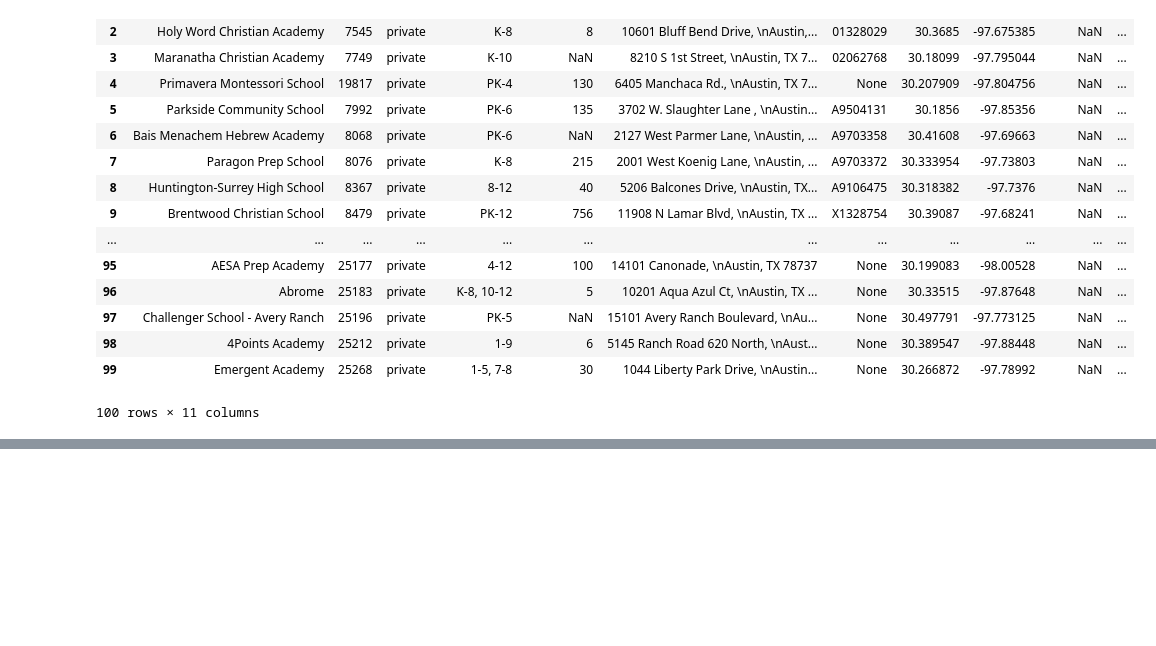
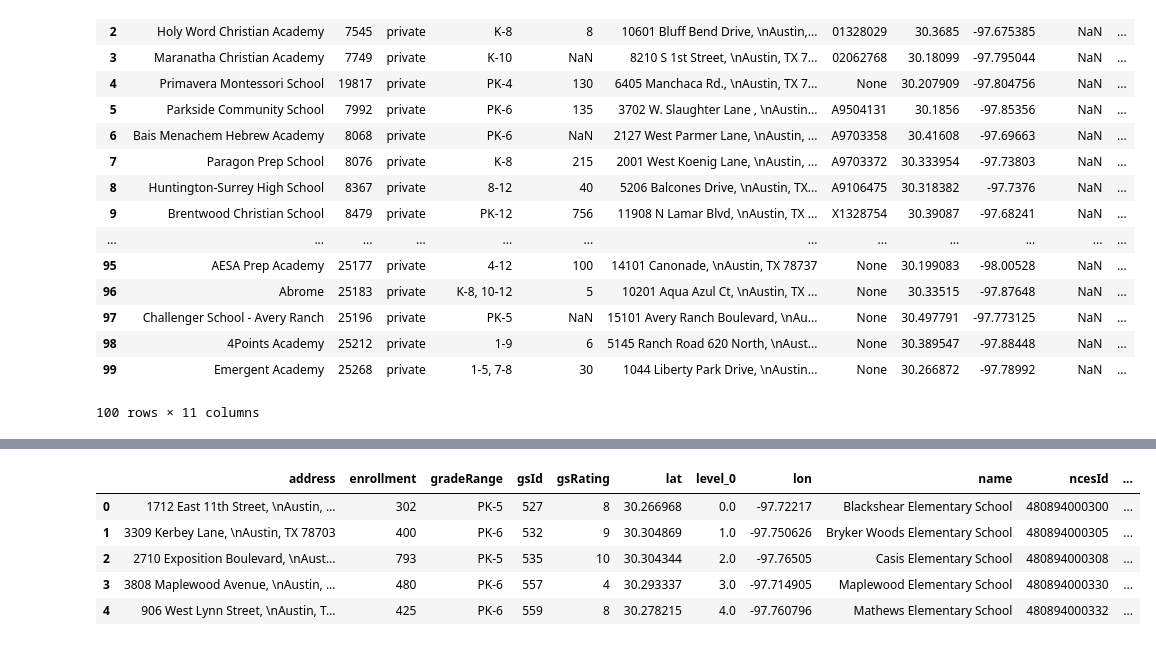
Before and after one commit to camfoy/Title-I-Enrollment-Project, a Jupyter notebook: GreatSchoolsAPI.ipynb, the cells around one changed output, grey strips where cells are left out. Drawn from its saved outputs; the diff is of its cells as text; code cells hidden in the pictures; blank space fills up the shorter version.

```diff
--- a/GreatSchoolsAPI.ipynb
+++ b/GreatSchoolsAPI.ipynb
@@ -111,6 +111,15 @@ df_charter
 df = df_public.append(df_private)
 # %%
 df = df.append(df_charter).reset_index()
+del(df["index"])
+df.head()
+# %% [output]
+|  | address | enrollment | gradeRange | gsId | gsRating | lat | level_0 | lon | name | ncesId | ... |
+| 0 | 1712 East 11th Street, \nAustin, ... | 302 | PK-5 | 527 | 8 | 30.266968 | 0.0 | -97.72217 | Blackshear Elementary School | 480894000300 | ... |
+| 1 | 3309 Kerbey Lane, \nAustin, TX 78703 | 400 | PK-6 | 532 | 9 | 30.304869 | 1.0 | -97.750626 | Bryker Woods Elementary School | 480894000305 | ... |
+| 2 | 2710 Exposition Boulevard, \nAust... | 793 | PK-5 | 535 | 10 | 30.304344 | 2.0 | -97.76505 | Casis Elementary School | 480894000308 | ... |
+| 3 | 3808 Maplewood Avenue, \nAustin, ... | 480 | PK-6 | 557 | 4 | 30.293337 | 3.0 | -97.714905 | Maplewood Elementary School | 480894000330 | ... |
+| 4 | 906 West Lynn Street, \nAustin, T... | 425 | PK-6 | 559 | 8 | 30.278215 | 4.0 | -97.760796 | Mathews Elementary School | 480894000332 | ... |
 # %%
 df.to_csv("data/AustinSchools.csv")
 # %%
```
Also changed, not shown: 2 other files.
